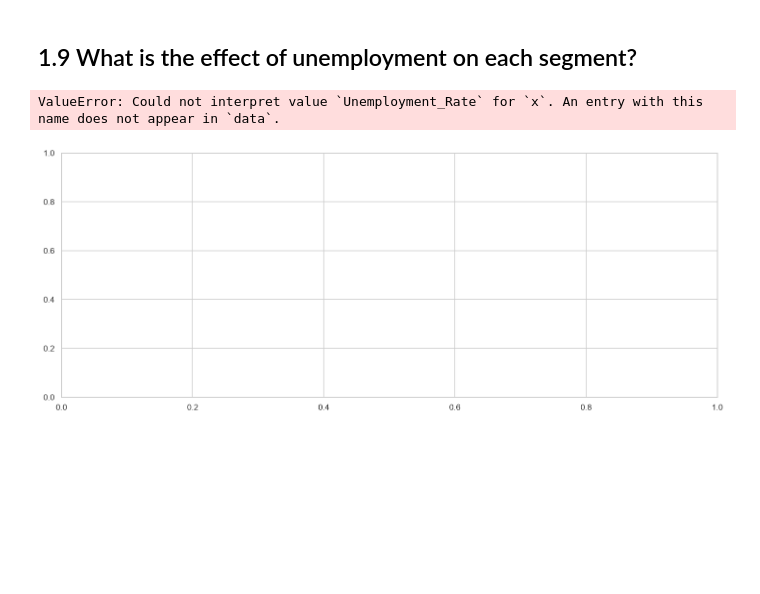
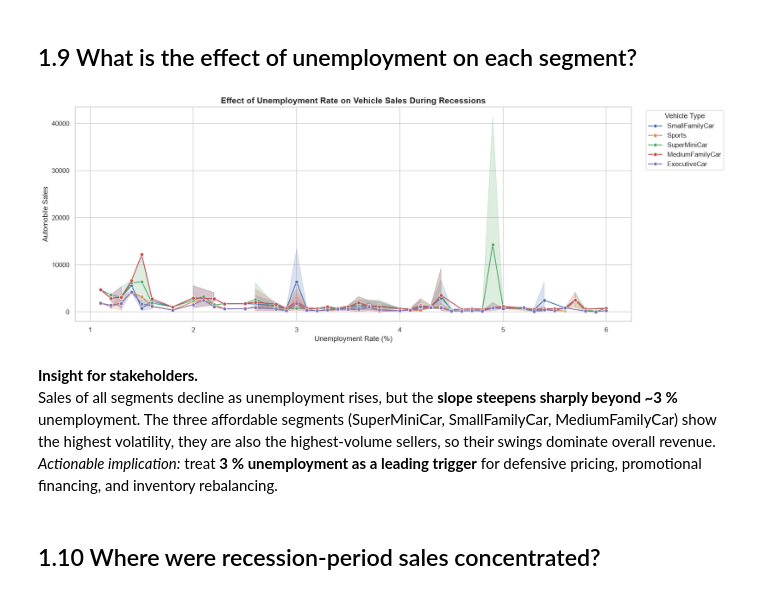
Before and after one commit to FelixAkanno/automobile-sales-dashboard, a Jupyter notebook: automobile_sales_visualization.ipynb, the cells around one changed output. Saved outputs shown, nothing was run; the diff lists cells and outputs as text; code cells hidden in the pictures; blank space fills up the shorter version.

```diff
--- a/automobile_sales_visualization.ipynb
+++ b/automobile_sales_visualization.ipynb
@@ -49,6 +49,7 @@ response.raise_for_status()
 df = pd.read_csv(io.StringIO(response.text))
 df.columns = df.columns.str.strip()          # normalise header whitespace
 df["Date"] = pd.to_datetime(df["Date"])
+df.rename(columns={"unemployment_rate": "Unemployment_Rate"}, inplace=True) #rename "unemployment_rate" to "Unemployment_Rate" for consistency
 
 print(f"Rows: {df.shape[0]:,}  |  Columns: {df.shape[1]}")
 df.head()
@@ -335,14 +336,23 @@ downturns.
 # %%
 df_rec = df[df["Recession"] == 1]
 
 fig, ax = plt.subplots(figsize=(16, 6))
-sns.lineplot(data=df_rec, x="unemployment_rate", y="Automobile_Sales",
+sns.lineplot(data=df_rec, x="Unemployment_Rate", y="Automobile_Sales",
              hue="Vehicle_Type", marker="o", ax=ax)
 ax.set_title("Effect of Unemployment Rate on Vehicle Sales During Recessions",
              fontsize=14, weight="bold")
 ax.set_xlabel("Unemployment Rate (%)"); ax.set_ylabel("Automobile Sales")
 ax.legend(title="Vehicle Type", bbox_to_anchor=(1.02, 1), loc="upper left")
 plt.tight_layout(); plt.show()
 # %% [output]
-ValueError: Could not interpret value `Unemployment_Rate` for `x`. An entry with this name does not appear in `data`.
-[figure, old version]
+[figure, new version]
+# %% [markdown]
+**Insight for stakeholders.**
+Sales of all segments decline as unemployment rises, but the **slope steepens sharply
+beyond ~3 %** unemployment. The three affordable segments (SuperMiniCar, SmallFamilyCar,
+MediumFamilyCar) show the highest volatility, they are also the highest-volume sellers,
+so their swings dominate overall revenue.
+*Actionable implication:* treat **3 % unemployment as a leading trigger** for
+defensive pricing, promotional financing, and inventory rebalancing.
+# %% [markdown]
+## 1.10  Where were recession-period sales concentrated?
```
Also changed, not shown: parts of 5 cells of this notebook.
